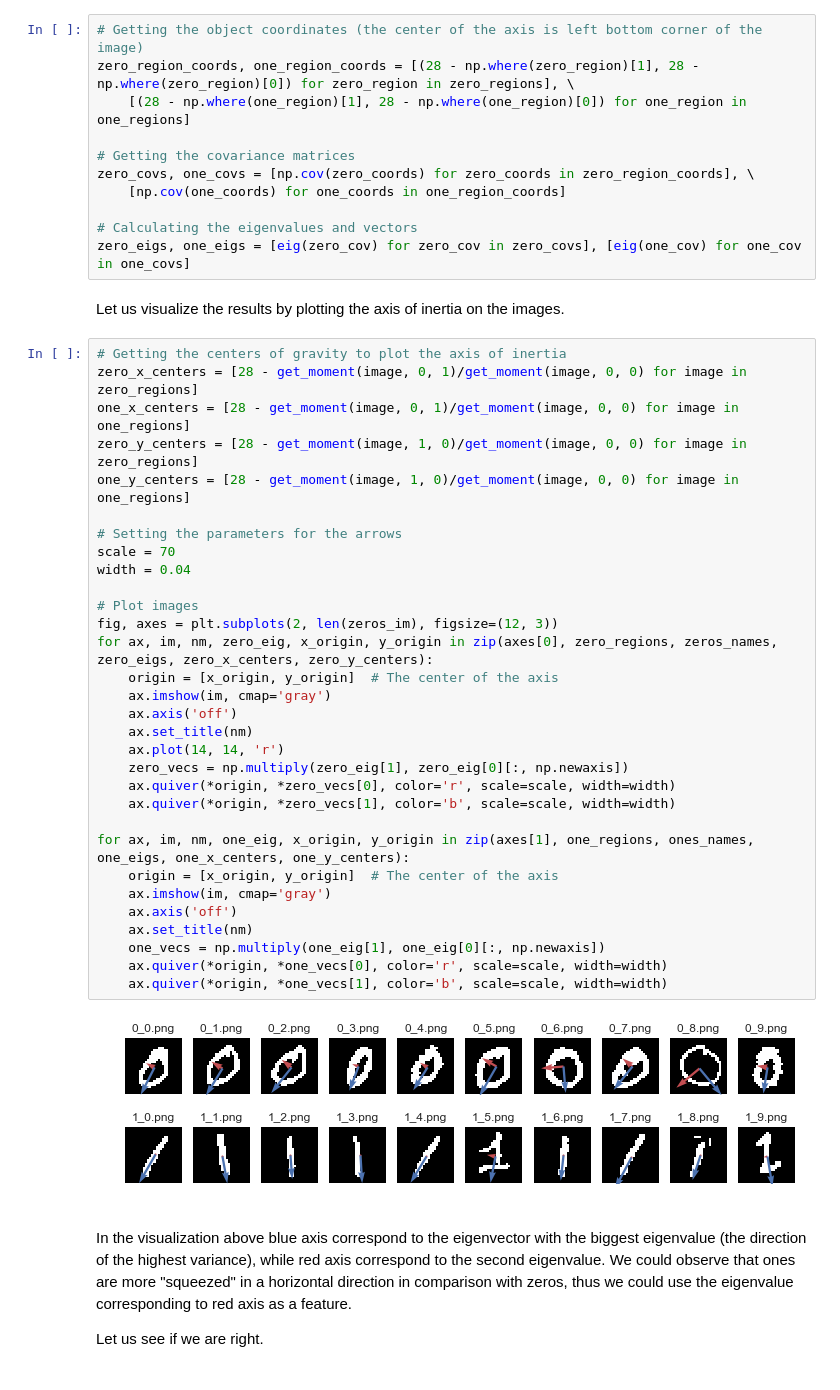
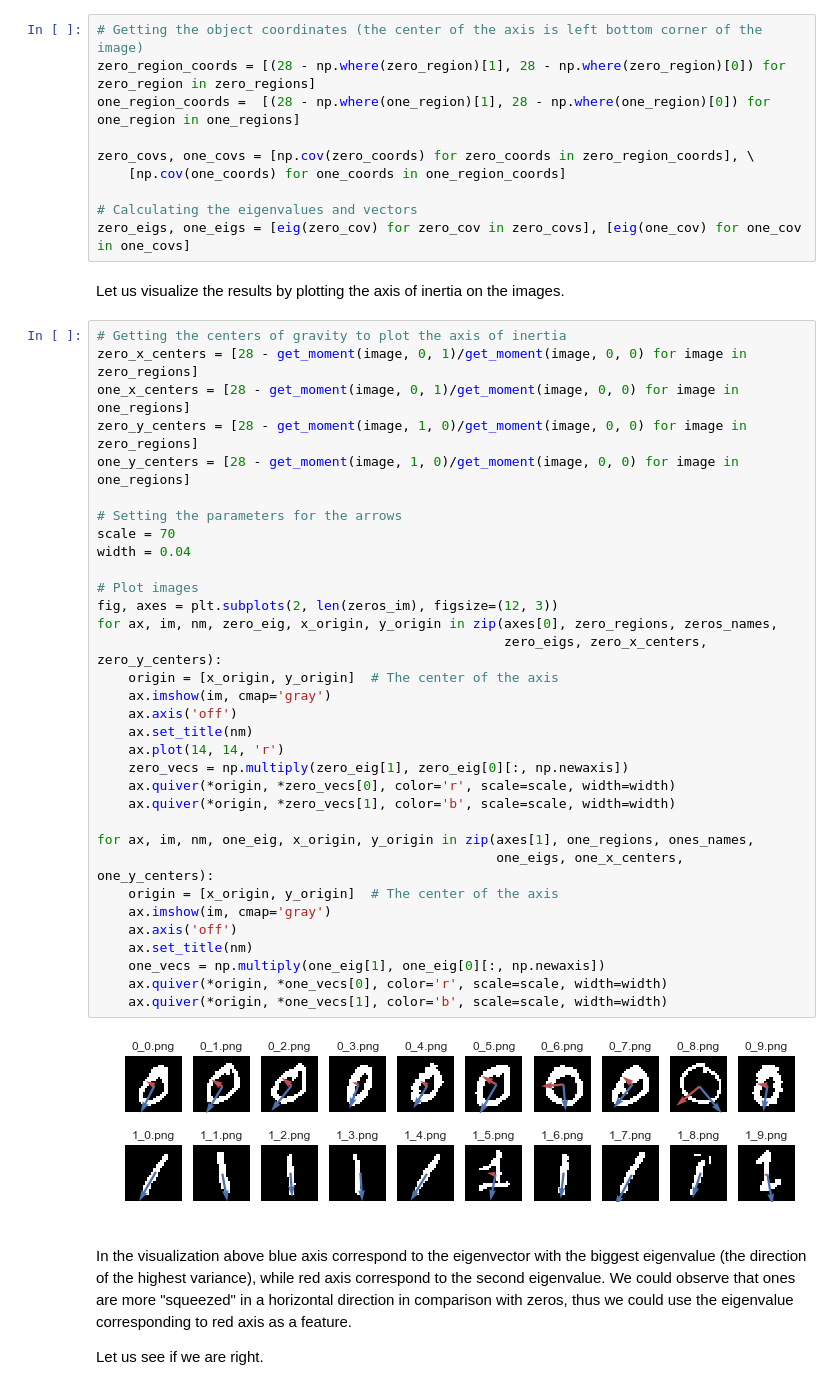
Before and after one commit to oganesManasian/Image-analysis-and-pattern-recognition, a Jupyter notebook: labs/lab_02_object_description.ipynb, the cells around one changed output. Drawn from its saved outputs; the diff is of its cells as text.

```diff
--- a/labs/lab_02_object_description.ipynb
+++ b/labs/lab_02_object_description.ipynb
@@ -484,10 +484,9 @@ We could observe that the first 2 Hu moments perform much better than the third
 Let us move on to axis of inertia. We will compute the vectors corresponding to the axis of inertia as the eigenvectors of the covariance matrix of the set of the object coordinates.
 # %%
 # Getting the object coordinates (the center of the axis is left bottom corner of the image)
-zero_region_coords, one_region_coords = [(28 - np.where(zero_region)[1], 28 - np.where(zero_region)[0]) for zero_region in zero_regions], \
-    [(28 - np.where(one_region)[1], 28 - np.where(one_region)[0]) for one_region in one_regions]
+zero_region_coords = [(28 - np.where(zero_region)[1], 28 - np.where(zero_region)[0]) for zero_region in zero_regions]
+one_region_coords =  [(28 - np.where(one_region)[1], 28 - np.where(one_region)[0]) for one_region in one_regions]
 
-# Getting the covariance matrices
 zero_covs, one_covs = [np.cov(zero_coords) for zero_coords in zero_region_coords], \
     [np.cov(one_coords) for one_coords in one_region_coords]
 
@@ -498,36 +497,38 @@ Let us visualize the results by plotting the axis of inertia on the images.
 # %%
 # Getting the centers of gravity to plot the axis of inertia
 zero_x_centers = [28 - get_moment(image, 0, 1)/get_moment(image, 0, 0) for image in zero_regions]
 one_x_centers = [28 - get_moment(image, 0, 1)/get_moment(image, 0, 0) for image in one_regions]
 zero_y_centers = [28 - get_moment(image, 1, 0)/get_moment(image, 0, 0) for image in zero_regions]
 one_y_centers = [28 - get_moment(image, 1, 0)/get_moment(image, 0, 0) for image in one_regions]
 
 # Setting the parameters for the arrows
 scale = 70
 width = 0.04
 
 # Plot images
 fig, axes = plt.subplots(2, len(zeros_im), figsize=(12, 3))
-for ax, im, nm, zero_eig, x_origin, y_origin in zip(axes[0], zero_regions, zeros_names, zero_eigs, zero_x_centers, zero_y_centers):
+for ax, im, nm, zero_eig, x_origin, y_origin in zip(axes[0], zero_regions, zeros_names,
+                                                    zero_eigs, zero_x_centers, zero_y_centers):
     origin = [x_origin, y_origin]  # The center of the axis
     ax.imshow(im, cmap='gray')
     ax.axis('off')
     ax.set_title(nm)
     ax.plot(14, 14, 'r')
     zero_vecs = np.multiply(zero_eig[1], zero_eig[0][:, np.newaxis])
     ax.quiver(*origin, *zero_vecs[0], color='r', scale=scale, width=width)
     ax.quiver(*origin, *zero_vecs[1], color='b', scale=scale, width=width)
 
-for ax, im, nm, one_eig, x_origin, y_origin in zip(axes[1], one_regions, ones_names, one_eigs, one_x_centers, one_y_centers):
+for ax, im, nm, one_eig, x_origin, y_origin in zip(axes[1], one_regions, ones_names,
+                                                   one_eigs, one_x_centers, one_y_centers):
     origin = [x_origin, y_origin]  # The center of the axis
     ax.imshow(im, cmap='gray')
     ax.axis('off')
     ax.set_title(nm)
     one_vecs = np.multiply(one_eig[1], one_eig[0][:, np.newaxis])
     ax.quiver(*origin, *one_vecs[0], color='r', scale=scale, width=width)
     ax.quiver(*origin, *one_vecs[1], color='b', scale=scale, width=width)
 # %% [output]
-[figure, old version]
+[figure, new version]
 # %% [markdown]
 In the visualization above blue axis correspond to the eigenvector with the biggest eigenvalue (the direction of the highest variance), while red axis correspond to the second eigenvalue. We could observe that ones are more "squeezed" in a horizontal direction in comparison with zeros, thus we could use the eigenvalue corresponding to red axis as a feature.
 
```
Also changed, not shown: parts of 34 cells of this notebook.
